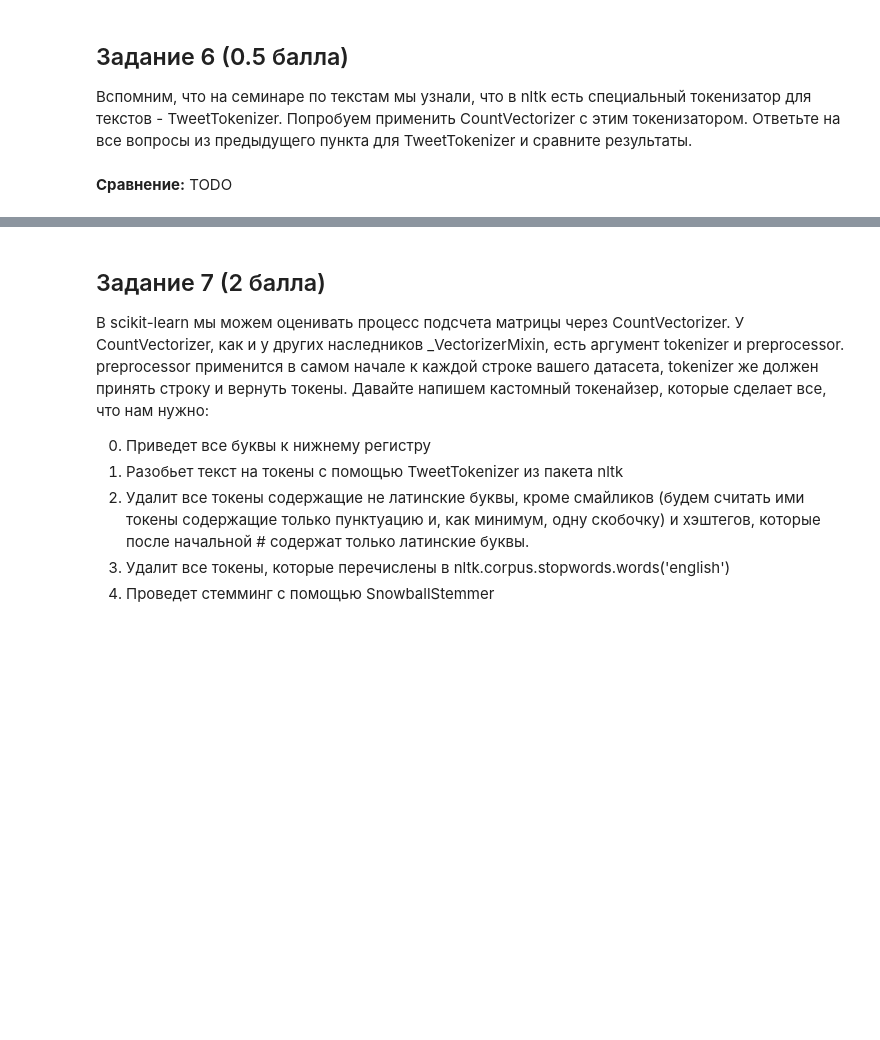
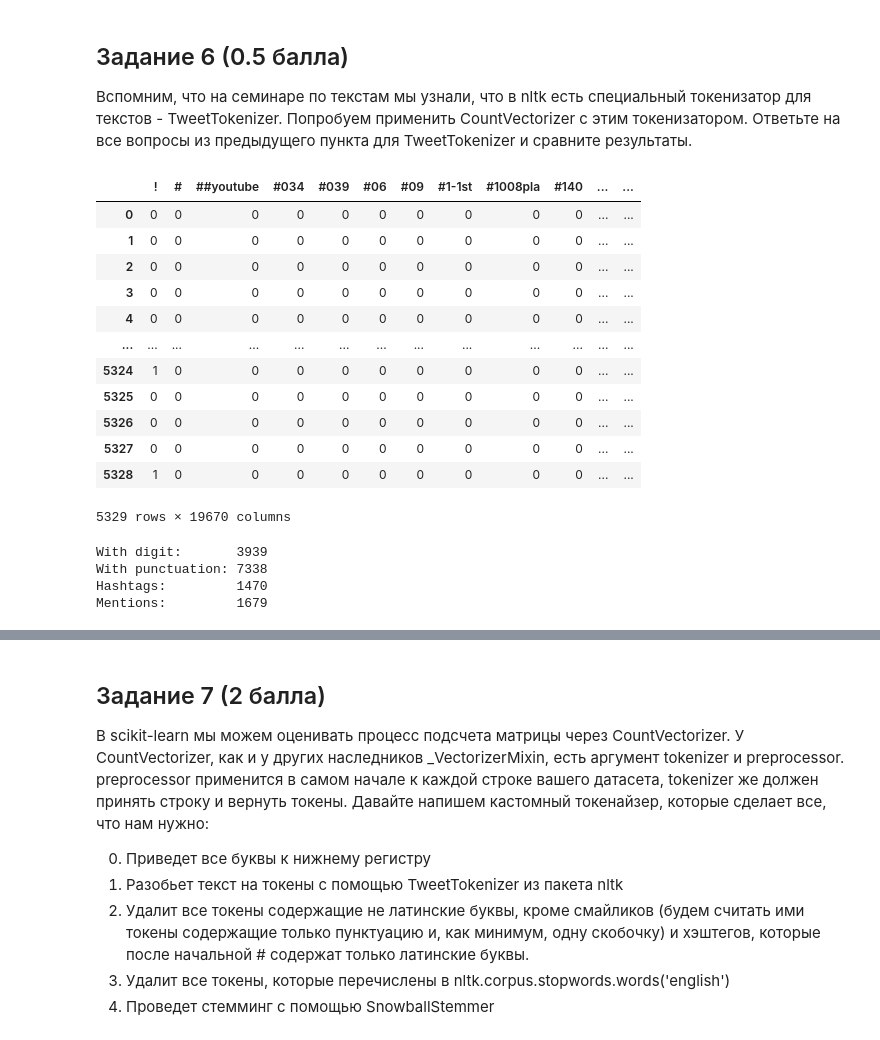
Before and after one commit to lapshinaaa/homework_machineLearning, a Jupyter notebook: hw06_texts.ipynb, the cells around one changed output, grey strips where cells are left out. Cells and saved outputs as stored; diff of their text form; code cells hidden in the pictures; blank space fills up the shorter version.

Commit message:
add custom tokenizer

```diff
--- a/hw06_texts.ipynb
+++ b/hw06_texts.ipynb
@@ -276,2 +267,36 @@ investigate_vocabulary(# -- YOUR CODE HERE --
-# %% [markdown]
-**Сравнение:** TODO
+# %%
+from nltk.tokenize import TweetTokenizer
+tweet_tokenizer = TweetTokenizer()
+
+# applying CountVectorizer with a tweet tokenizer
+cnt_vec_tweet = CountVectorizer(tokenizer=tweet_tokenizer.tokenize)
+# %%
+# creating a new matrix and illustrating the results:
+X = cnt_vec_tweet.fit_transform(train_new['text'])
+X.toarray()
+pd.DataFrame(X.toarray(), columns=cnt_vec.get_feature_names_out())
+# %% [output]
+|  | ! | # | ##youtube | #034 | #039 | #06 | #09 | #1-1st | #1008pla | #140 | ... | ... |
+| 0 | 0 | 0 | 0 | 0 | 0 | 0 | 0 | 0 | 0 | 0 | ... | ... |
+| 1 | 0 | 0 | 0 | 0 | 0 | 0 | 0 | 0 | 0 | 0 | ... | ... |
+| 2 | 0 | 0 | 0 | 0 | 0 | 0 | 0 | 0 | 0 | 0 | ... | ... |
+| 3 | 0 | 0 | 0 | 0 | 0 | 0 | 0 | 0 | 0 | 0 | ... | ... |
+| 4 | 0 | 0 | 0 | 0 | 0 | 0 | 0 | 0 | 0 | 0 | ... | ... |
+| ... | ... | ... | ... | ... | ... | ... | ... | ... | ... | ... | ... | ... |
+| 5324 | 1 | 0 | 0 | 0 | 0 | 0 | 0 | 0 | 0 | 0 | ... | ... |
+| 5325 | 0 | 0 | 0 | 0 | 0 | 0 | 0 | 0 | 0 | 0 | ... | ... |
+| 5326 | 0 | 0 | 0 | 0 | 0 | 0 | 0 | 0 | 0 | 0 | ... | ... |
+| 5327 | 0 | 0 | 0 | 0 | 0 | 0 | 0 | 0 | 0 | 0 | ... | ... |
+| 5328 | 1 | 0 | 0 | 0 | 0 | 0 | 0 | 0 | 0 | 0 | ... | ... |
+5329 rows × 19670 columns
+# %%
+# getting vocabulary first:
+vocab_dict = cnt_vec.vocabulary_
+
+investigate_vocabulary(vocab_dict
+                       )
+# %% [output]
+With digit:       3939
+With punctuation: 7338
+Hashtags:         1470
+Mentions:         1679
```
Also changed, not shown: parts of 8 cells of this notebook.
